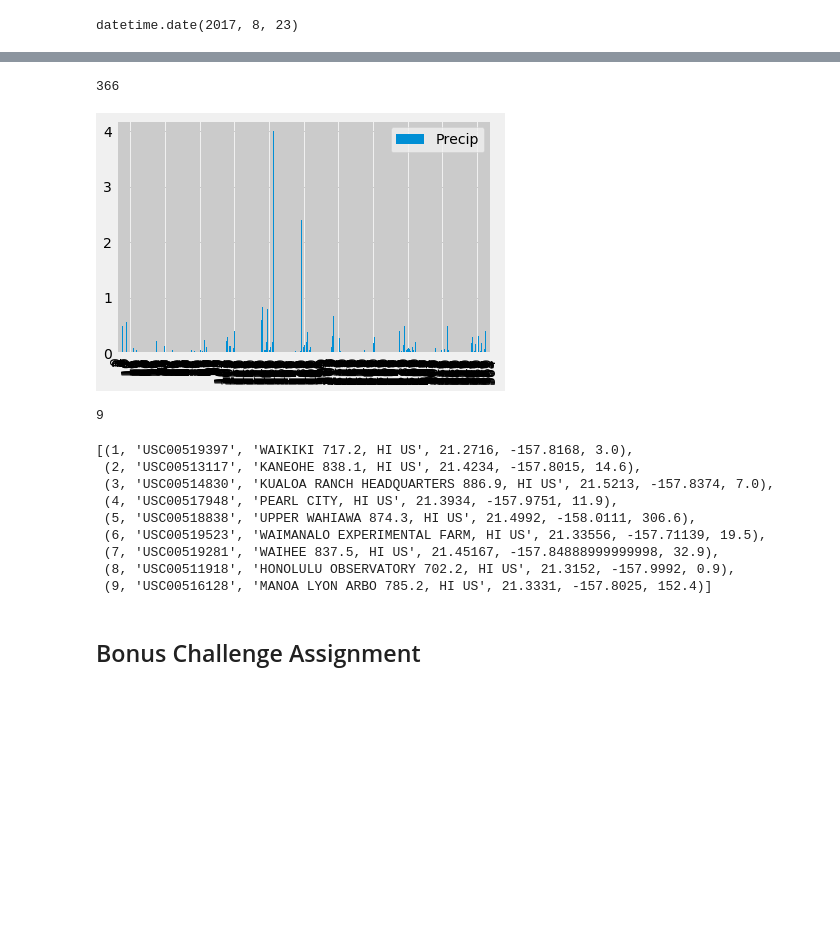
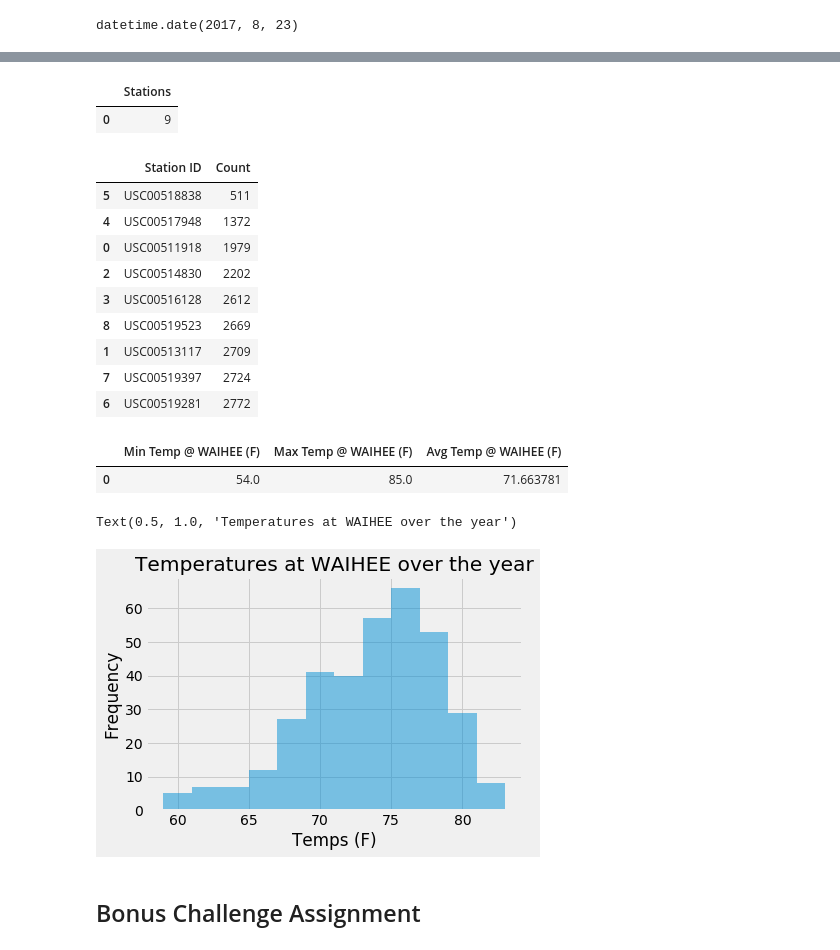
Before and after one commit to jleibfried/sqlalchemy-challenge, a Jupyter notebook: Instructions/climate_starter.ipynb, the cells around one changed output, grey strips where cells are left out. Drawn from its saved outputs; the diff is of its cells as text; code cells hidden in the pictures; blank space fills up the shorter version.

```diff
--- a/Instructions/climate_starter.ipynb
+++ b/Instructions/climate_starter.ipynb
@@ -21,3 +19,9 @@ engine = create_engine("sqlite:///Resources/hawaii.sqlite")
+# %%
+engine = create_engine("sqlite:///Resources/hawaii.sqlite")
+
+
+# I added this because I prefer print data straight into a dataframe then the SQL code in Jupyter Notebooks
+conn = engine.connect()
 # %%
 # reflect an existing database into a new model
 Base = automap_base()
@@ -127,47 +239,56 @@ measurement_pd.columns=['Station ID','Date','Precip','Temp']
-# %%
-measurementGrouped = measurement_pd.groupby("Date")
-len(measurementGrouped)
-# %% [output]
-366
-# %%
-# Use Pandas Plotting with Matplotlib to plot the data
-measurement_pd[["Date","Precip"]].plot.bar()
-plt.show()
-# %% [output]
-[figure, removed]
 # %%
 # Use Pandas to calcualte the summary statistics for the precipitation data
 # %%
 # Design a query to show how many stations are available in this dataset?
-station_data= engine.execute('select * from Station').fetchall()
-len(station_data)
+# station_data= engine.execute('select COUNT ( DISTINCT station ) AS "Stations" from Station').fetchall()
+# station_data
 
-# This feels like cheating but it most definitely is the right answer
-# and with the Station ID being the Primary Key it seems reasonable
+numStations = pd.read_sql('SELECT COUNT ( DISTINCT station ) AS "Stations" from Station', conn)
+numStations
 # %% [output]
-9
+|  | Stations |
+| 0 | 9 |
 # %%
 # What are the most active stations? (i.e. what stations have the most rows)?
 # List the stations and the counts in descending order.
-station_data= engine.execute('select * from Station').fetchall()
-print(station_data)
- engine.execute('select * from Station WHERE "USC00519397" = station').fetchall()
+
+# station_data= engine.execute('SELECT station COUNT(*) FROM Station GROUP BY station').fetchall()
+
+dataFromStations = pd.read_sql('SELECT station, COUNT(*) FROM Measurement GROUP BY station', conn)
+dataFromStations.columns=['Station ID','Count']
+dataFromStations.sort_values('Count')
 # %% [output]
-[(1, 'USC00519397', 'WAIKIKI 717.2, HI US', 21.2716, -157.8168, 3.0),
- (2, 'USC00513117', 'KANEOHE 838.1, HI US', 21.4234, -157.8015, 14.6),
- (3, 'USC00514830', 'KUALOA RANCH HEADQUARTERS 886.9, HI US', 21.5213, -157.8374, 7.0),
- (4, 'USC00517948', 'PEARL CITY, HI US', 21.3934, -157.9751, 11.9),
- (5, 'USC00518838', 'UPPER WAHIAWA 874.3, HI US', 21.4992, -158.0111, 306.6),
- (6, 'USC00519523', 'WAIMANALO EXPERIMENTAL FARM, HI US', 21.33556, -157.71139, 19.5),
- (7, 'USC00519281', 'WAIHEE 837.5, HI US', 21.45167, -157.84888999999998, 32.9),
- (8, 'USC00511918', 'HONOLULU OBSERVATORY 702.2, HI US', 21.3152, -157.9992, 0.9),
- (9, 'USC00516128', 'MANOA LYON ARBO 785.2, HI US', 21.3331, -157.8025, 152.4)]
+|  | Station ID | Count |
+| 5 | USC00518838 | 511 |
+| 4 | USC00517948 | 1372 |
+| 0 | USC00511918 | 1979 |
+| 2 | USC00514830 | 2202 |
+| 3 | USC00516128 | 2612 |
+| 8 | USC00519523 | 2669 |
+| 1 | USC00513117 | 2709 |
+| 7 | USC00519397 | 2724 |
+| 6 | USC00519281 | 2772 |
 # %%
 # Using the station id from the previous query, calculate the lowest temperature recorded,
 # highest temperature recorded, and average temperature of the most active station?
+dataActiveStation = pd.read_sql('SELECT MIN(tobs), MAX(tobs), AVG(tobs) FROM Measurement WHERE station="USC00519281"', conn)
+dataActiveStation.columns=['Min Temp @ WAIHEE (F)','Max Temp @ WAIHEE (F)','Avg Temp @ WAIHEE (F)']
+dataActiveStation
+# %% [output]
+|  | Min Temp @ WAIHEE (F) | Max Temp @ WAIHEE (F) | Avg Temp @ WAIHEE (F) |
+| 0 | 54.0 | 85.0 | 71.663781 |
 # %%
 # Choose the station with the highest number of temperature observations.
 # Query the last 12 months of temperature observation data for this station and plot the results as a histogram
+tempDataActiveStation = pd.read_sql('SELECT * FROM Measurement WHERE station="USC00519281" AND date >= "2016-08-23"', conn)
+tempDataActiveStation
+
+ax = tempDataActiveStation["tobs"].plot.hist(bins=12, alpha=0.5)
+ax.set_xlabel("Temps (F)")
+ax.set_title("Temperatures at WAIHEE over the year")
+# %% [output]
+Text(0.5, 1.0, 'Temperatures at WAIHEE over the year')
+[figure, added]
 # %% [markdown]
 ## Bonus Challenge Assignment
 # %%
```
Also changed, not shown: parts of 14 cells of this notebook.
